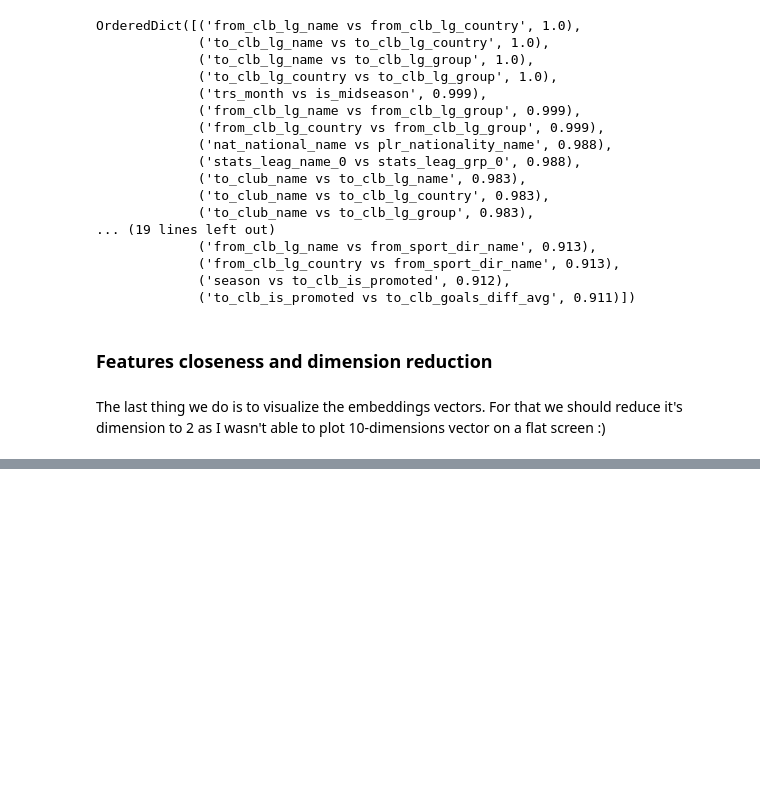
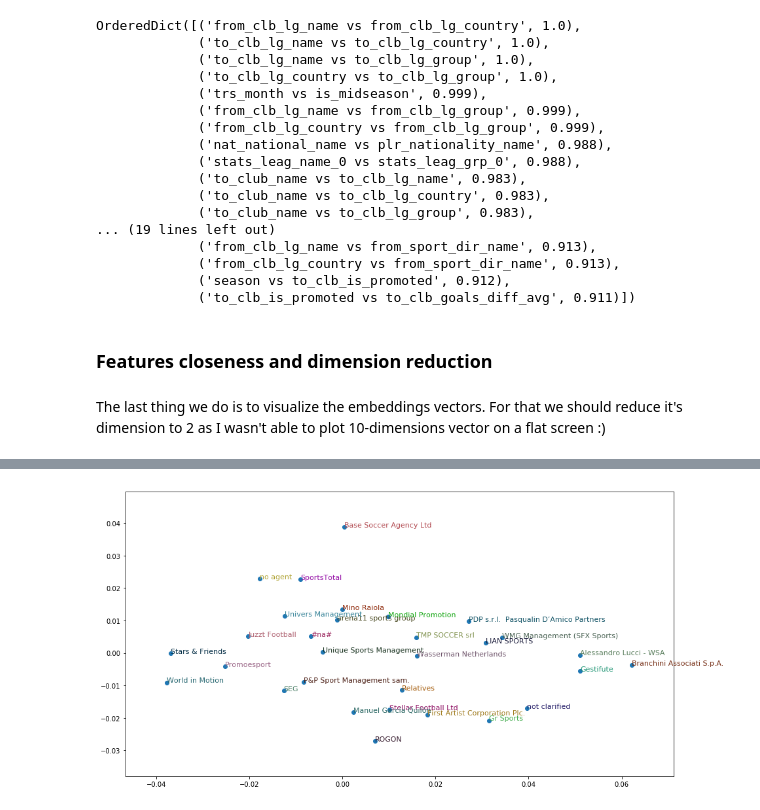
Before and after one commit to Pak911/football-transfers-explore, a Jupyter notebook: 06-main_dendrogram-and-dem-red.ipynb, the cells around one changed output, grey strips where cells are left out. Drawn from its saved outputs; the diff is of its cells as text; code cells hidden in the pictures; blank space fills up the shorter version.

```diff
--- a/06-main_dendrogram-and-dem-red.ipynb
+++ b/06-main_dendrogram-and-dem-red.ipynb
@@ -163,0 +172,4 @@ plot_2d_emb(emb_map=redc_emb_map, feature='from_clb_lg_name', top_x=30)
+# %%
+plot_2d_emb(emb_map=redc_emb_map, feature='plr_player_agent', top_x=30)
+# %% [output]
+[figure, added]
```
Also changed, not shown: parts of 6 cells of this notebook.
